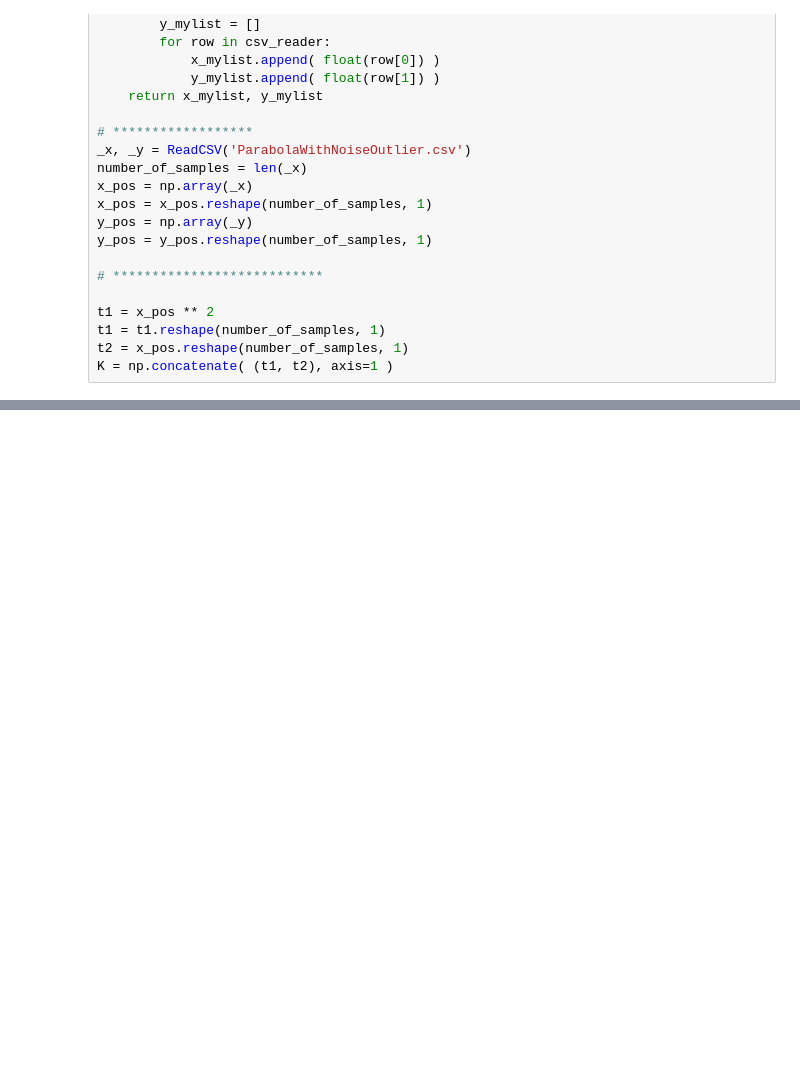
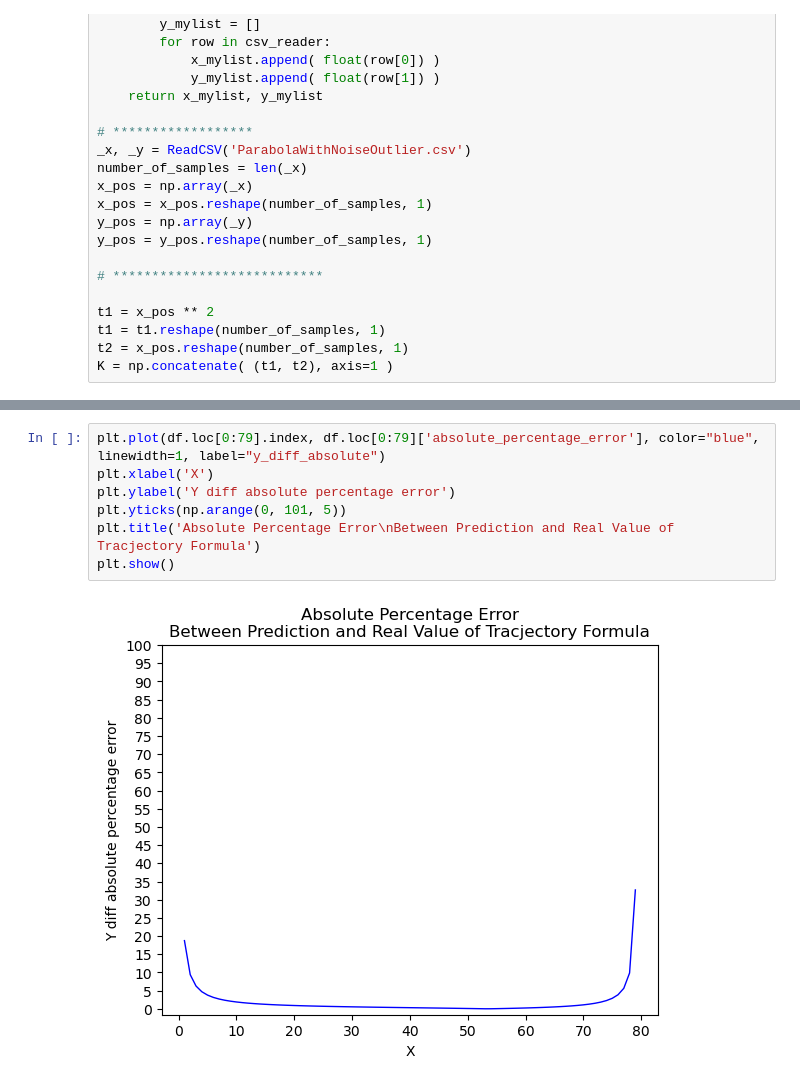
Before and after one commit to wingyeung0317/EEE4463, a Jupyter notebook: BD_Labs_V3/BD_EA/EA.ipynb, the cells around one changed output, grey strips where cells are left out. Cells and saved outputs as stored; diff of their text form; blank space fills up the shorter version.

```diff
--- a/BD_Labs_V3/BD_EA/EA.ipynb
+++ b/BD_Labs_V3/BD_EA/EA.ipynb
@@ -259,3 +259,12 @@ x
+# %%
+plt.plot(df.loc[0:79].index, df.loc[0:79]['absolute_percentage_error'], color="blue", linewidth=1, label="y_diff_absolute")
+plt.xlabel('X')
+plt.ylabel('Y diff absolute percentage error')
+plt.yticks(np.arange(0, 101, 5))
+plt.title('Absolute Percentage Error\nBetween Prediction and Real Value of Tracjectory Formula')
+plt.show()
+# %% [output]
+[figure, added]
 # %%
 plt.plot(df.index, df['absolute_percentage_error'], color="blue", linewidth=1, label="y_diff_absolute")
 plt.xlabel('X')
```
Also changed, not shown: parts of 10 cells of this notebook, 1 other file.
